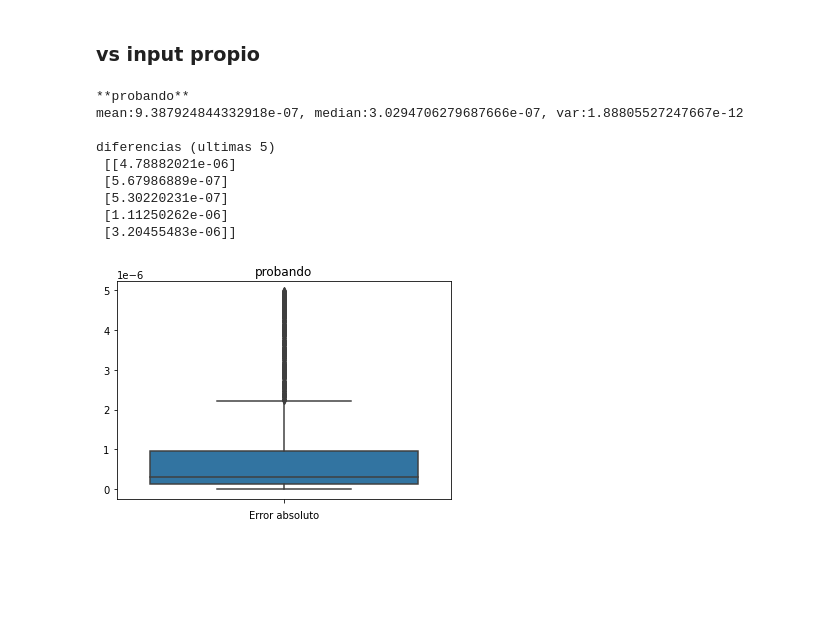
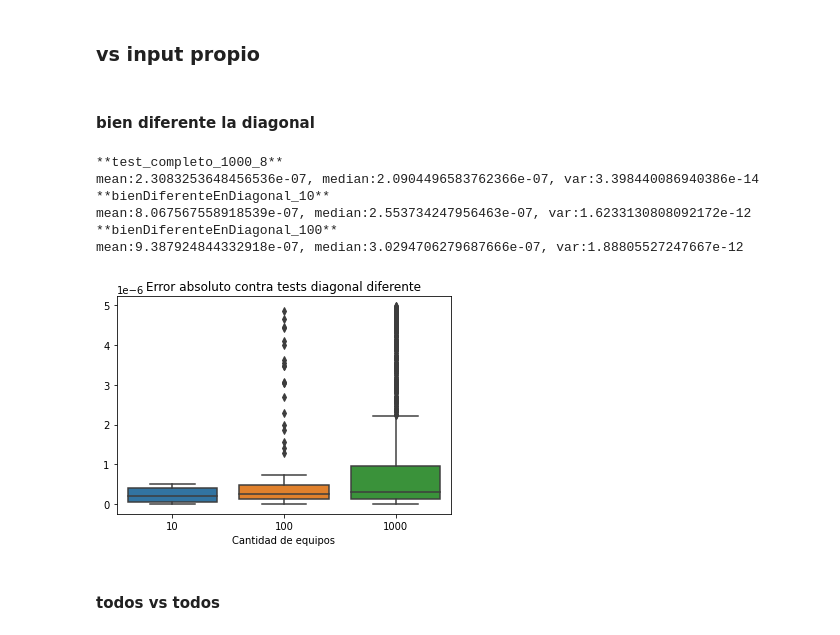
Before and after one commit to fzanollo/metodos-num, a Jupyter notebook: tp1/src/tp1mn.ipynb, the cells around one changed output. Drawn from its saved outputs; the diff is of its cells as text; code cells hidden in the pictures; blank space fills up the shorter version.

```diff
--- a/tp1/src/tp1mn.ipynb
+++ b/tp1/src/tp1mn.ipynb
@@ -88,8 +88,11 @@ from subprocess import *
 # %%
 dataDirectory = "../data/" #.dat files
 testsDirectory = "tests/" #.in files
+completeTestsDirectory = "tests/test_completos/" #.in files
 nuestrosTestsDirectory = "nuestrosTests/" #.in files
 
+figOutputDirectory = "../informe/imagenes/"
+
 executable = "./tp"
 # %%
 def runTp(input, output, algor):
@@ -100,6 +103,9 @@ def dataFiles():
 
 def testsFiles():
     return list(listfiles(testsDirectory, "*.in"))
+
+def completeTestsFiles():
+    return list(listfiles(completeTestsDirectory, "*.in"))
 # %% [markdown]
 ### correr todos los casos para todos los algoritmos
 # %%
@@ -268,6 +243,8 @@ def solveWithCholesky(inputFilename):
 
 #     np.allclose(A @ x - b, np.zeros(len(b)))
     return x
+# %% [markdown]
+#### bien diferente la diagonal
 # %%
 def jLibreSinoUltimo(eqI, aJugar, ultimo, pnro):
     faltanJugar = []
@@ -280,10 +257,11 @@ def jLibreSinoUltimo(eqI, aJugar, ultimo, pnro):
     else:
         return ultimo
 
-outputFilename = nuestrosTestsDirectory + "probando.in"
+
+cantEquipos = 10
+
+outputFilename = f"{nuestrosTestsDirectory}bienDiferenteEnDiagonal_{cantEquipos}.in"
 outfile = open(outputFilename, 'w')
-
-cantEquipos = 1000
 
 aJugar = dict([(eqid, eqid) for eqid in range(1, cantEquipos+1)])
 partidos = []
@@ -304,35 +282,41 @@ outfile.close()
 
 # readFileAndMakeCb(outputFilename)[0] #show c
 # %%
-finput = outputFilename
-foutput = finput.replace(".in", ".out")
+error_abs = {}
 
-# runTp(finput, foutput, '0')
+for cantEquipos in [10, 100, 1000]:
+    finput = f"{nuestrosTestsDirectory}bienDiferenteEnDiagonal_{cantEquipos}.in"
+    foutput = finput.replace(".in", ".out")
 
-expected = pd.DataFrame(solveWithCholesky(finput), columns = ["expected"])
-output = pd.read_table(foutput, names = ["output"])
+    runTp(finput, foutput, '0')
 
-data = pd.concat([expected, output], axis=1)
-dif = np.absolute(np.array(expected) - np.array(output))
+    expected = pd.DataFrame(solveWithCholesky(finput), columns = ["expected"])
+    output = pd.read_table(foutput, names = ["output"])
 
-testname = finput.split("/")[-1].replace(".in", "")
+    data = pd.concat([expected, output], axis=1)
+    dif = np.absolute(np.array(expected) - np.array(output)).flatten()
 
-print(f"**{testname}** \nmean:{dif.mean()}, median:{np.median(dif)}, var:{dif.var()}")
-print("\ndiferencias (ultimas 5)\n", dif[-5:])
+    print(f"**{testname}** \nmean:{dif.mean()}, median:{np.median(dif)}, var:{dif.var()}")
+#     print("\ndiferencias (ultimas 5)\n", dif[-5:])
 
-sns.boxplot(y=dif)
-plt.title(testname)
-plt.xlabel("Error absoluto")
+    testname = finput.split("/")[-1].replace(".in", "")
+
+    error_abs[cantEquipos] = dif
+
+df = pd.DataFrame(dict([ (k,pd.Series(v)) for k,v in error_abs.items() ]))
+
+sns.boxplot(data=df)
+plt.title("Error absoluto contra tests diagonal diferente")
+plt.xlabel("Cantidad de equipos")
+plt.savefig(f"{figOutputDirectory}bienDiferenteEnDiagonal.png")
 plt.show()
-# data
 # %% [output]
-**probando**
+**test_completo_1000_8**
+mean:2.3083253648456536e-07, median:2.0904496583762366e-07, var:3.398440086940386e-14
+**bienDiferenteEnDiagonal_10**
+mean:8.067567558918539e-07, median:2.553734247956463e-07, var:1.6233130808092172e-12
+**bienDiferenteEnDiagonal_100**
 mean:9.387924844332918e-07, median:3.0294706279687666e-07, var:1.88805527247667e-12
-
-diferencias (ultimas 5)
- [[4.78882021e-06]
- [5.67986889e-07]
- [5.30220231e-07]
- [1.11250262e-06]
- [3.20455483e-06]]
-[figure, old version]
+[figure, new version]
+# %% [markdown]
+#### todos vs todos
```
Also changed, not shown: parts of 3 cells of this notebook, 16 other files.
